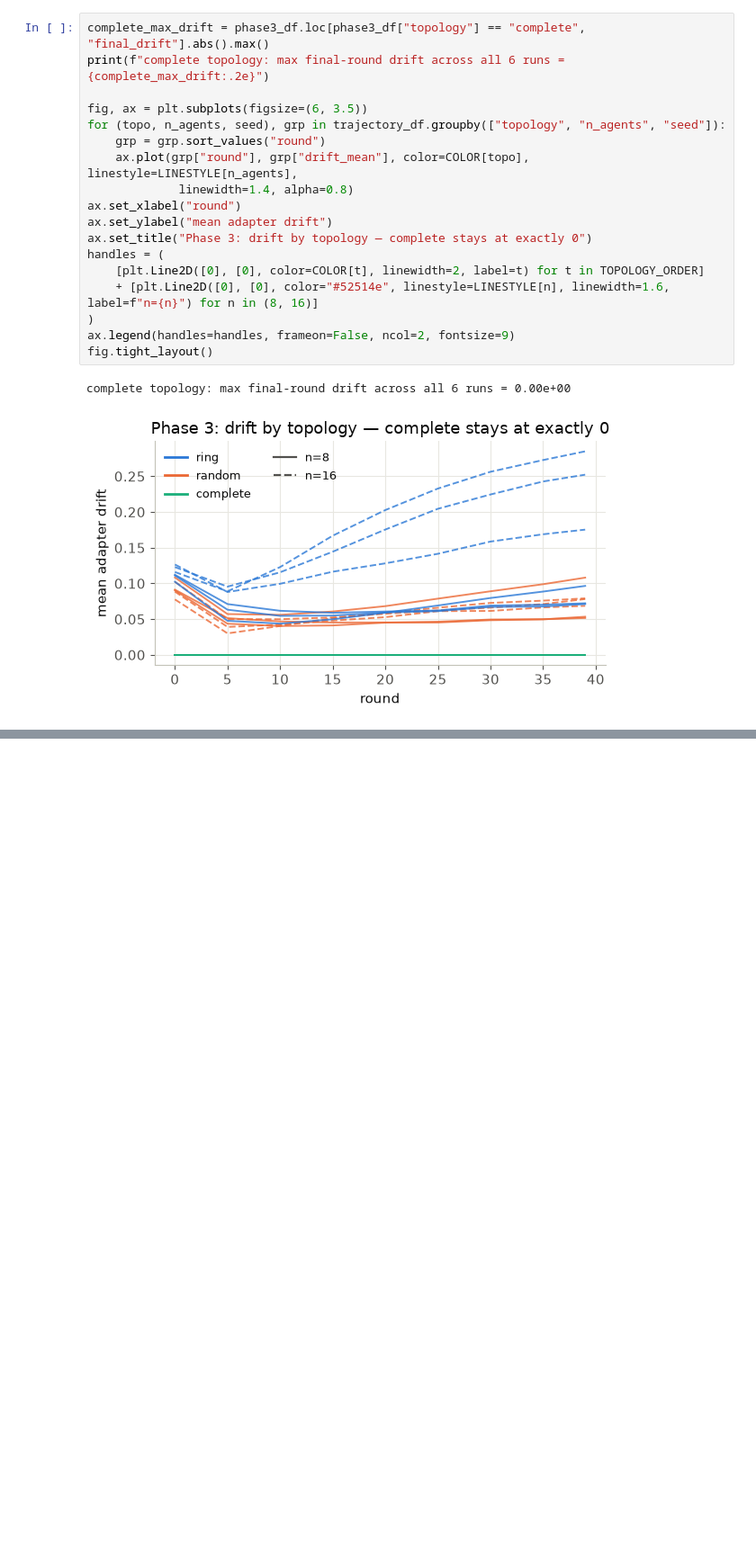
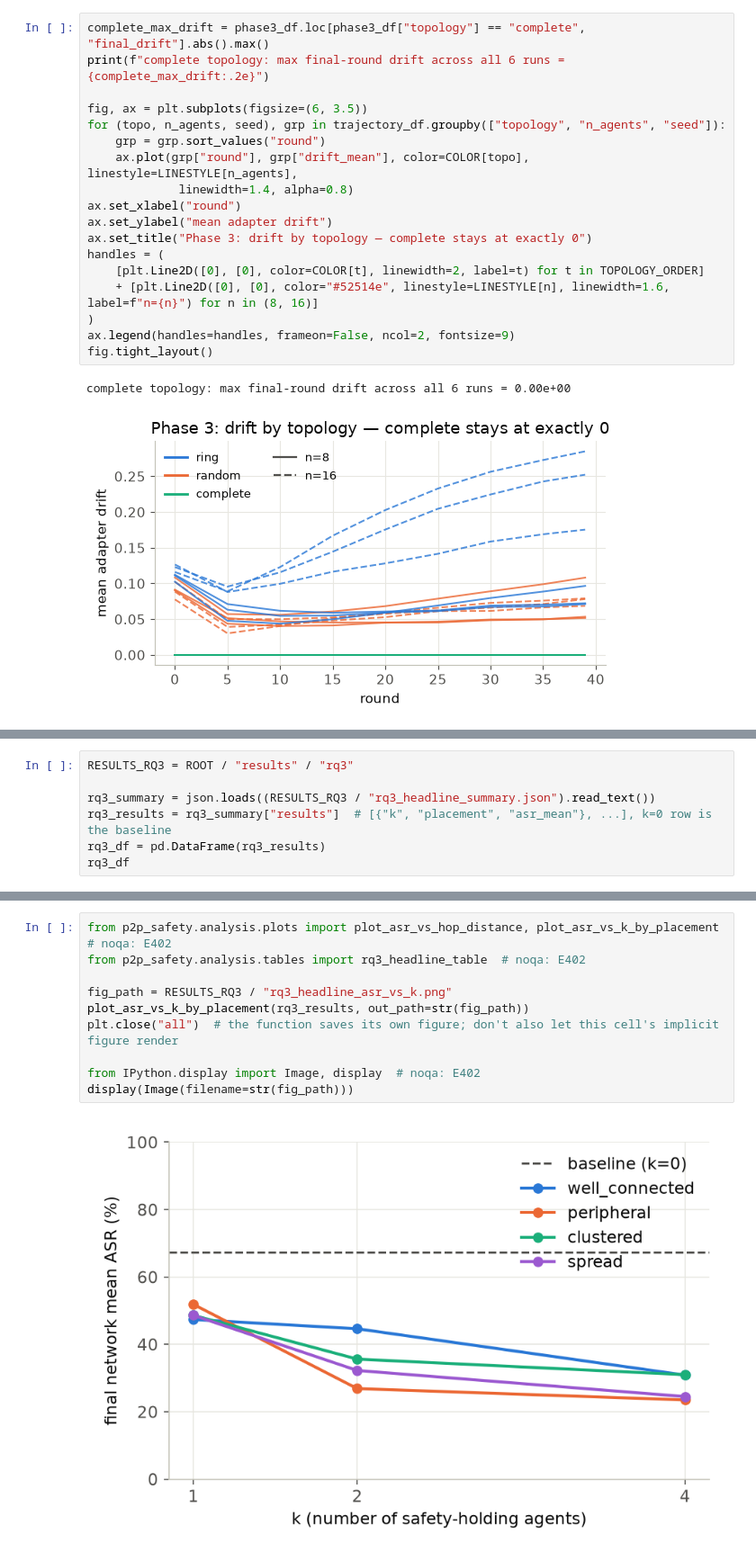
Before and after one commit to M-9acem/p2p_safety_agent_erosion, a Jupyter notebook: notebooks/results_analysis.ipynb, the cells around one changed output, grey strips where cells are left out. Shown at 90% size. Cells and saved outputs as stored; diff of their text form; blank space fills up the shorter version.

```diff
--- a/notebooks/results_analysis.ipynb
+++ b/notebooks/results_analysis.ipynb
@@ -403,0 +415,7 @@ complete topology: max final-round drift across all 6 runs = 0.00e+00
+# %%
+RESULTS_RQ3 = ROOT / "results" / "rq3"
+
+rq3_summary = json.loads((RESULTS_RQ3 / "rq3_headline_summary.json").read_text())
+rq3_results = rq3_summary["results"]  # [{"k", "placement", "asr_mean"}, ...], k=0 row is the baseline
+rq3_df = pd.DataFrame(rq3_results)
+rq3_df
@@ -403,0 +437,12 @@ complete topology: max final-round drift across all 6 runs = 0.00e+00
+# %%
+from p2p_safety.analysis.plots import plot_asr_vs_hop_distance, plot_asr_vs_k_by_placement  # noqa: E402
+from p2p_safety.analysis.tables import rq3_headline_table  # noqa: E402
+
+fig_path = RESULTS_RQ3 / "rq3_headline_asr_vs_k.png"
+plot_asr_vs_k_by_placement(rq3_results, out_path=str(fig_path))
+plt.close("all")  # the function saves its own figure; don't also let this cell's implicit figure render
+
+from IPython.display import Image, display  # noqa: E402
+display(Image(filename=str(fig_path)))
+# %% [output]
+[figure, added]
```
Also changed, not shown: parts of 9 cells of this notebook, 14 other files.
